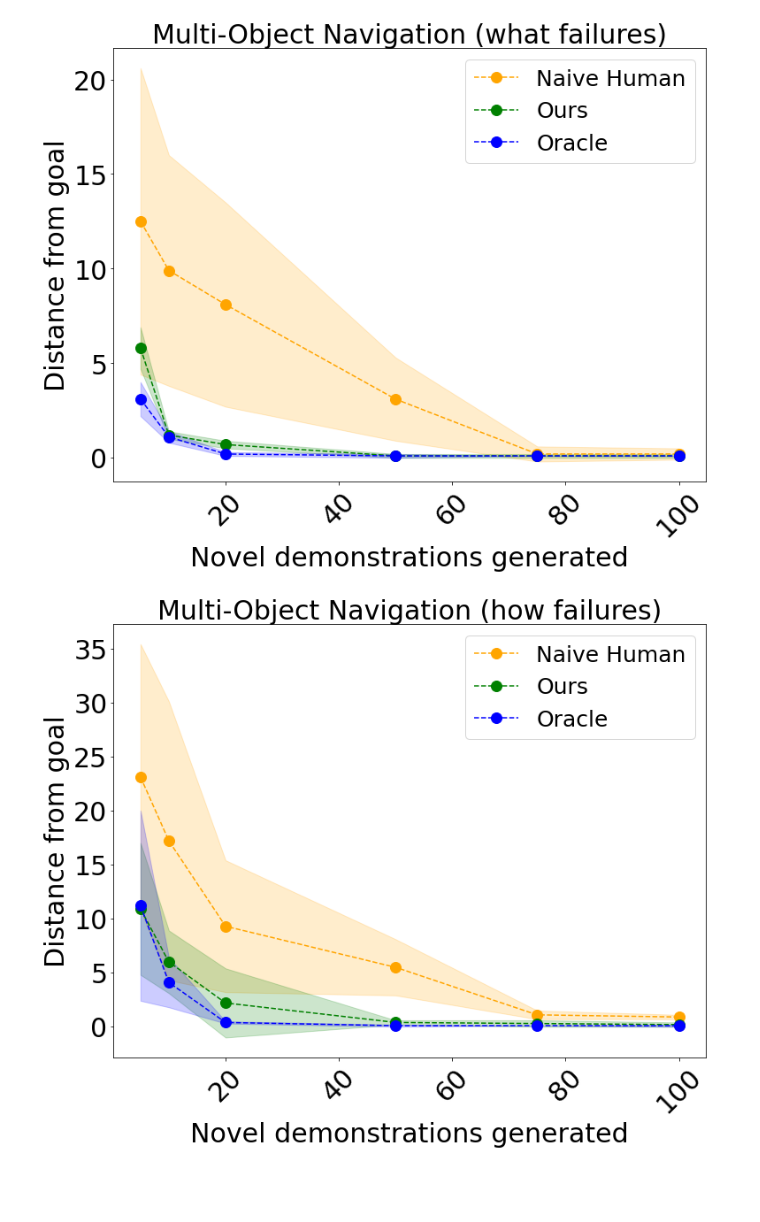
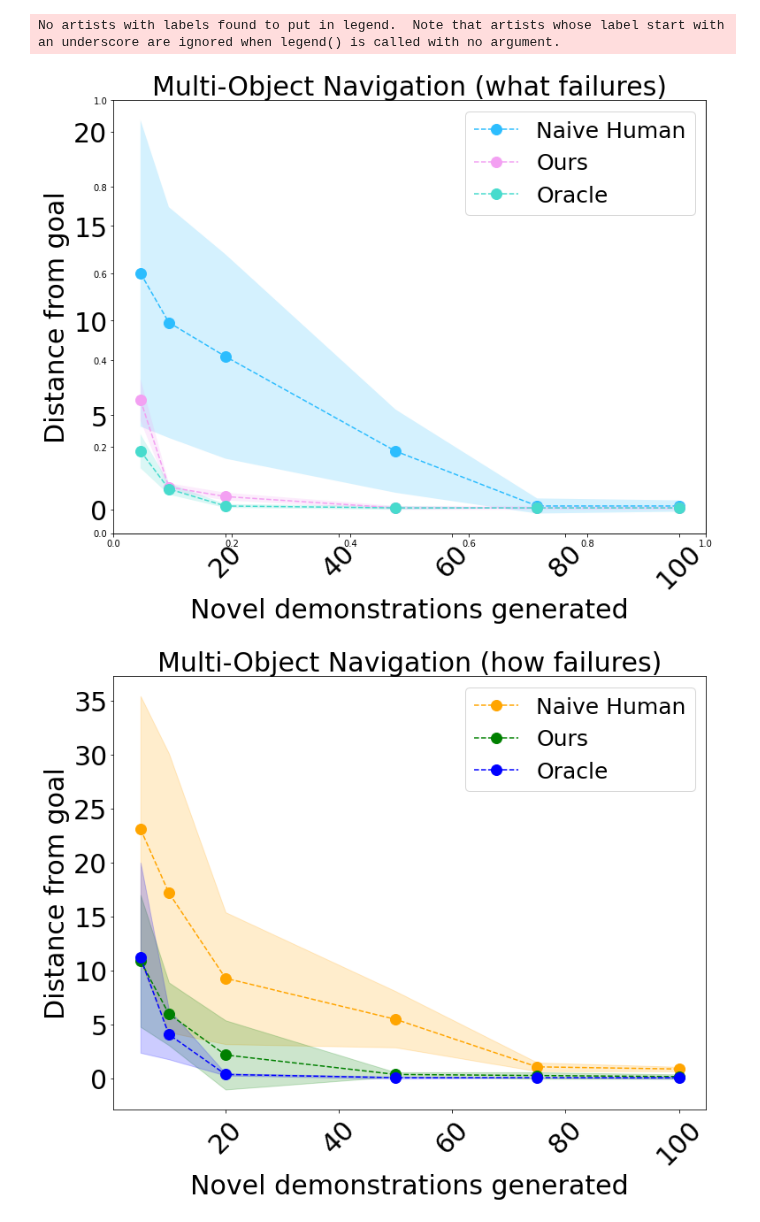
Before and after one commit to andipeng/counterfactual-adaptation, a Jupyter notebook: plots.ipynb, the cells around one changed output. Saved outputs shown, nothing was run; the diff lists cells and outputs as text; code cells hidden in the pictures; blank space fills up the shorter version.

```diff
--- a/plots.ipynb
+++ b/plots.ipynb
@@ -1,6 +1,14 @@
 # %%
 from matplotlib import pyplot as plt
 import numpy as np
+import seaborn as sns
+CB91_Blue = '#2CBDFE'
+CB91_Green = '#47DBCD'
+CB91_Pink = '#F3A0F2'
+CB91_Purple = '#9D2EC5'
+CB91_Violet = '#661D98'
+CB91_Amber = '#F5B14C'
+color_list = [CB91_Blue, CB91_Green, CB91_Amber, CB91_Violet]
 # %%
 x = [5, 10, 20, 50, 75, 100]
 naive_h = [12.5, 9.9, 8.1, 3.1, 0.2, 0.2]
@@ -11,26 +19,29 @@ oracle = [3.1, 1.1, 0.2, 0.1, 0.1, 0.1]
 oracle_error = np.asarray([0.9, 0.3, 0.1, 0.1, 0.0, 0.0])
 # %%
 fig1 = plt.figure(figsize=(12,9))
+plt.rcParams['axes.prop_cycle'] = plt.cycler(color=color_list)
+plt.legend(frameon=False)
 ax1 = fig1.add_subplot()
 ax1.set_title("Multi-Object Navigation (what failures)")
-ax1.plot(x, naive_h, '--', color="orange", label="Naive Human", marker='o', markersize=12)
-ax1.fill_between(x, naive_h+naive_h_error, naive_h-naive_h_error, color='orange', alpha=0.2)
-ax1.plot(x, informed_h, '--', color="green", label="Ours", marker='o', markersize=12)
-ax1.fill_between(x, informed_h+informed_h_error, informed_h-informed_h_error, color='green', alpha=0.2)
-ax1.plot(x, oracle, '--', color="blue", label="Oracle", marker='o', markersize=12)
-ax1.fill_between(x, oracle+oracle_error, oracle-oracle_error, color='blue', alpha=0.2)
+ax1.plot(x, naive_h, '--', label="Naive Human", marker='o', markersize=12)
+ax1.fill_between(x, naive_h+naive_h_error, naive_h-naive_h_error,  alpha=0.2)
+ax1.plot(x, informed_h, '--', label="Ours", marker='o', markersize=12)
+ax1.fill_between(x, informed_h+informed_h_error, informed_h-informed_h_error, alpha=0.2)
+ax1.plot(x, oracle, '--', label="Oracle", marker='o', markersize=12)
+ax1.fill_between(x, oracle+oracle_error, oracle-oracle_error, alpha=0.2)
 
 ax1.legend(prop={'size': 25})
 for tick in ax1.get_xticklabels():
     tick.set_rotation(45)
 ax1.set_ylabel('Distance from goal')
 ax1.set_xlabel('Novel demonstrations generated')
 for item in ([ax1.title, ax1.xaxis.label, ax1.yaxis.label] +
              ax1.get_xticklabels() + ax1.get_yticklabels()):
     item.set_fontsize(30)
 fig1.savefig('what-demos.png')
 # %% [output]
+No artists with labels found to put in legend.  Note that artists whose label start with an underscore are ignored when legend() is called with no argument.
-[figure, old version]
+[figure, new version]
 # %%
 x = [5, 10, 20, 50, 75, 100]
 naive_h = [23.1, 17.2, 9.3, 5.5, 1.1, 0.9]
```
Also changed, not shown: parts of 2 cells of this notebook, 30 other files.
